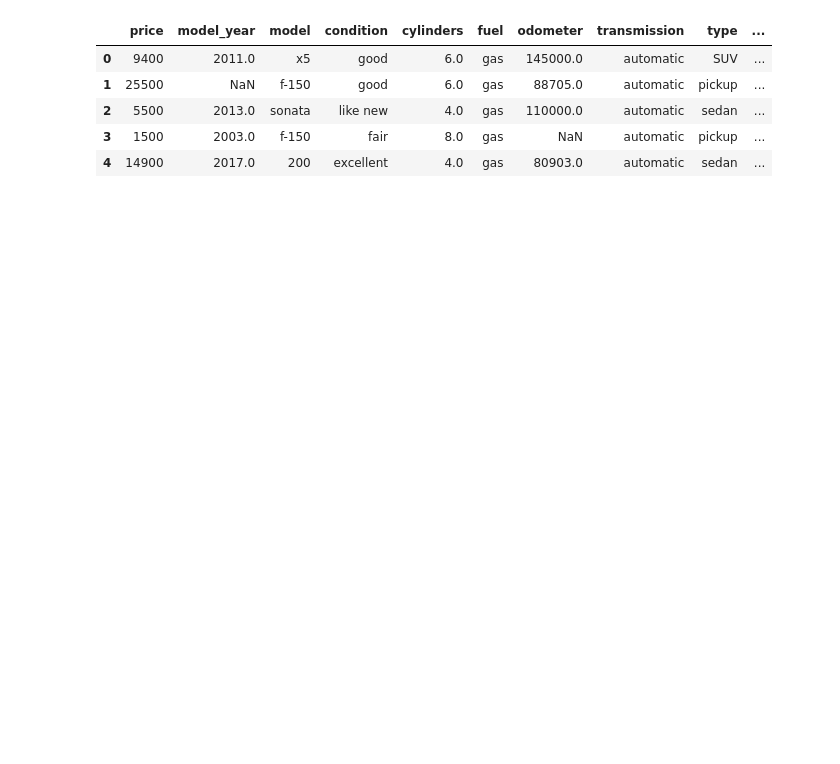
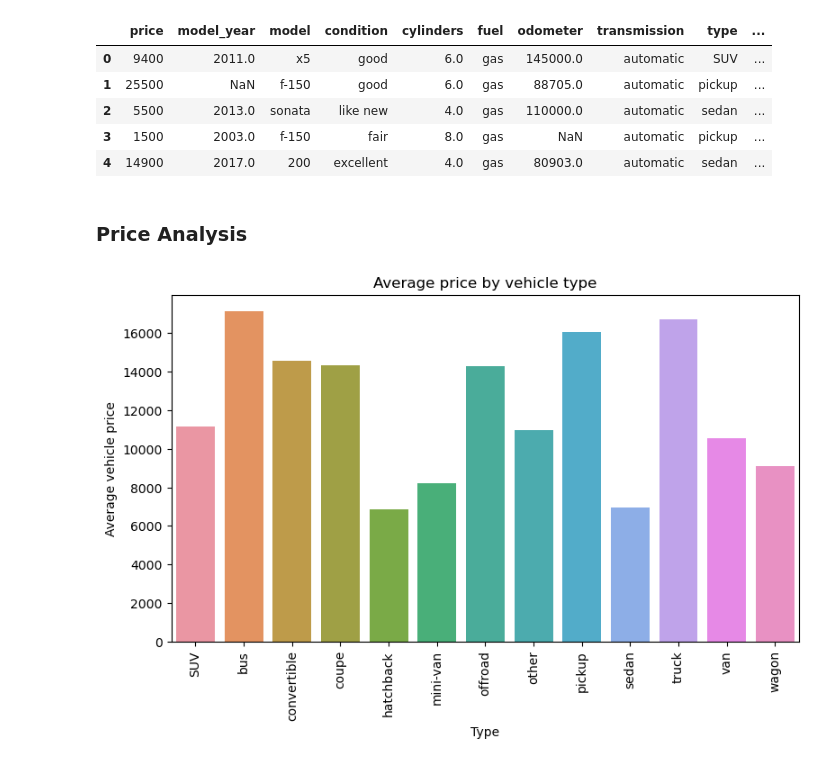
Before and after one commit to bror13/Sprint_4_cars, a Jupyter notebook: EDA.ipynb, the cells around one changed output. Saved outputs shown, nothing was run; the diff lists cells and outputs as text; code cells hidden in the pictures; blank space fills up the shorter version.

Commit message:
Final commit for built visuals

```diff
--- a/EDA.ipynb
+++ b/EDA.ipynb
@@ -54,6 +87,10 @@ Name: count, dtype: int64
 # %% [markdown]
 With only six rows containing cars older than 1950, it would be safe to narrow the range and drop those values
 # %%
-df['model_year'].max()
+#dropping rows where the model_year is older than 1950
+# Identifying the index of rows where model_year is older than 1950
+index_to_drop = df[df['model_year'] < 1950].index
+# Dropping these rows
+df.drop(index_to_drop, axis='rows', inplace=True)
 # %% [output]
 2019.0
@@ -86,3 +125,18 @@ df.head()
 | 2 | 5500 | 2013.0 | sonata | like new | 4.0 | gas | 110000.0 | automatic | sedan | ... |
 | 3 | 1500 | 2003.0 | f-150 | fair | 8.0 | gas | NaN | automatic | pickup | ... |
 | 4 | 14900 | 2017.0 | 200 | excellent | 4.0 | gas | 80903.0 | automatic | sedan | ... |
+# %% [markdown]
+### Price Analysis
+# %%
+#determine the average price by vehicle type
+avg_price_type = df.groupby('type')['price'].mean().reset_index()
+# %%
+fig, ax = plt.subplots(figsize=(9,5))
+sns.barplot(data=avg_price_type, x="type", y="price")
+ax.set_xlabel('Type')
+ax.set_ylabel('Average vehicle price')
+ax.set_title('Average price by vehicle type')
+plt.xticks(rotation=90)
+plt.show()
+# %% [output]
+[figure, added]
```
Also changed, not shown: parts of 8 cells of this notebook, 2 other files.
